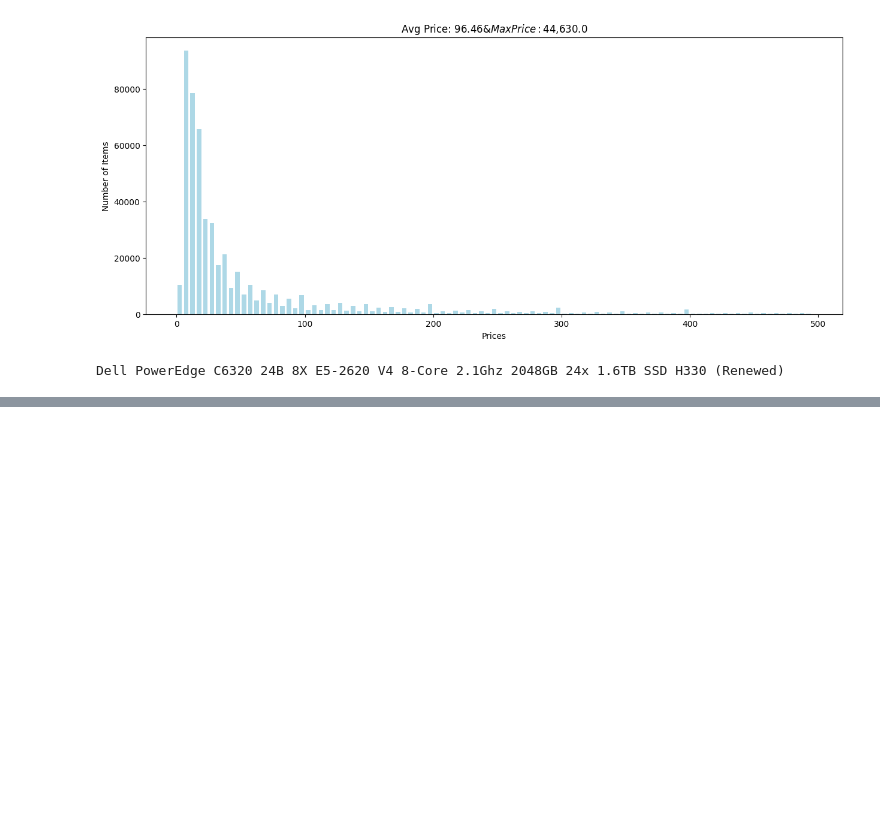
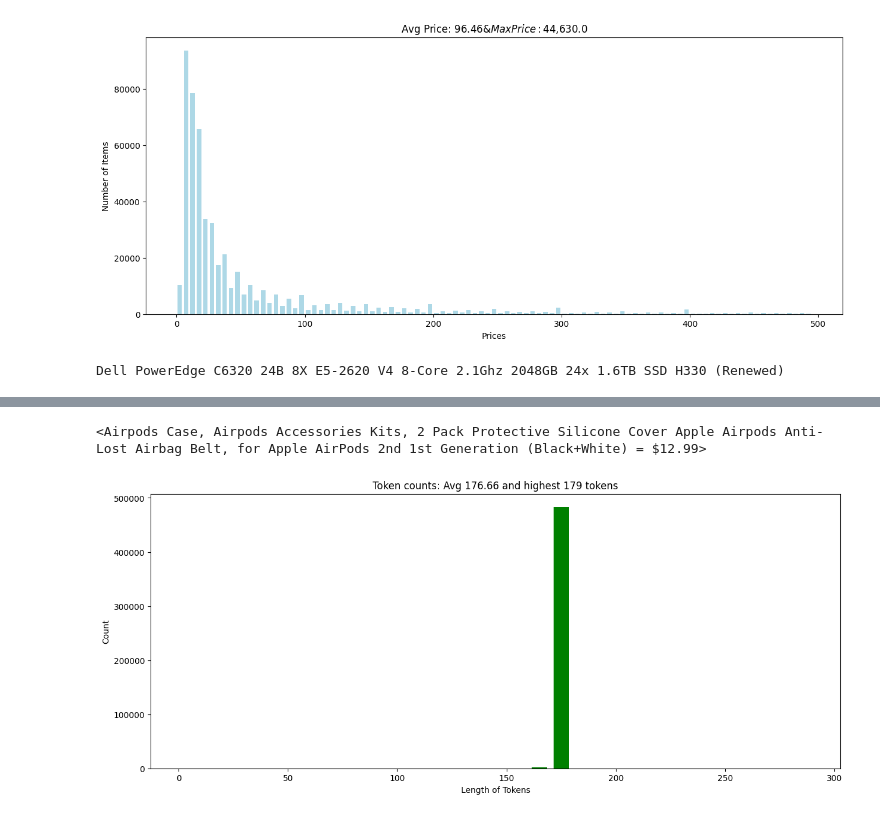
Before and after one commit to mightyoctopus/dataset-curation-data-cleanup, a Jupyter notebook: day1_data_curation.ipynb, the cells around one changed output, grey strips where cells are left out. Saved outputs shown, nothing was run; the diff lists cells and outputs as text; code cells hidden in the pictures; blank space fills up the shorter version.

```diff
--- a/day1_data_curation.ipynb
+++ b/day1_data_curation.ipynb
@@ -175,0 +171,14 @@ Dell PowerEdge C6320 24B 8X E5-2620 V4 8-Core 2.1Ghz 2048GB 24x 1.6TB SSD H330 (
+# %%
+### Create an Item object for each product with price:
+valid_items = []
+
+for datapoint in dataset:
+    try:
+        price = float(datapoint["price"])
+        if price > 0:
+            item = Item(datapoint, price)
+            # Only the items with include set to True
+            if item.include:
+                valid_items.append(item)
+    except ValueError:
+        continue
@@ -175,0 +213,18 @@ Dell PowerEdge C6320 24B 8X E5-2620 V4 8-Core 2.1Ghz 2048GB 24x 1.6TB SSD H330 (
+# %%
+### From __repr__ of the Item class:
+
+print(valid_items[100])
+# %% [output]
+<Airpods Case, Airpods Accessories Kits, 2 Pack Protective Silicone Cover Apple Airpods Anti-Lost Airbag Belt, for Apple AirPods 2nd 1st Generation (Black+White) = $12.99>
+# %%
+### Plot the distribution of token counts:
+
+tokens = [item.token_count for item in valid_items]
+plt.figure(figsize=(15, 6))
+plt.title(f"Token counts: Avg {sum(tokens) / len(tokens):.2f} and highest {max(tokens)} tokens")
+plt.xlabel("Length of Tokens")
+plt.ylabel("Count")
+plt.hist(tokens, rwidth=0.7, color="green", bins=range(0, 300, 10))
+plt.show()
+# %% [output]
+[figure, added]
```
Also changed, not shown: parts of 14 cells of this notebook.
